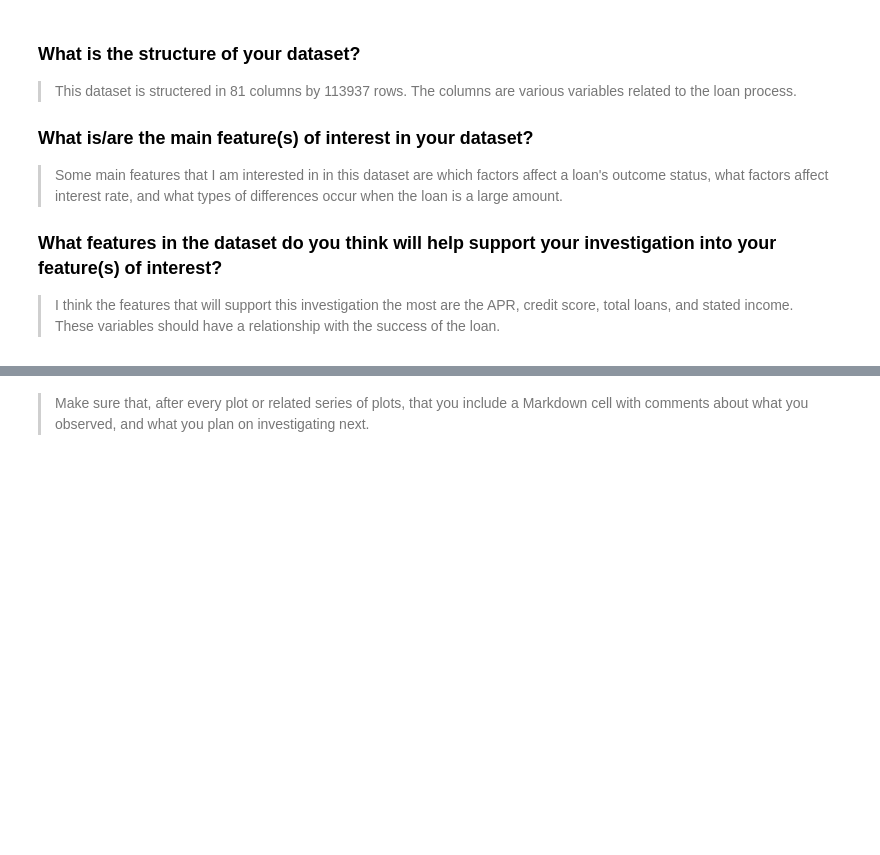
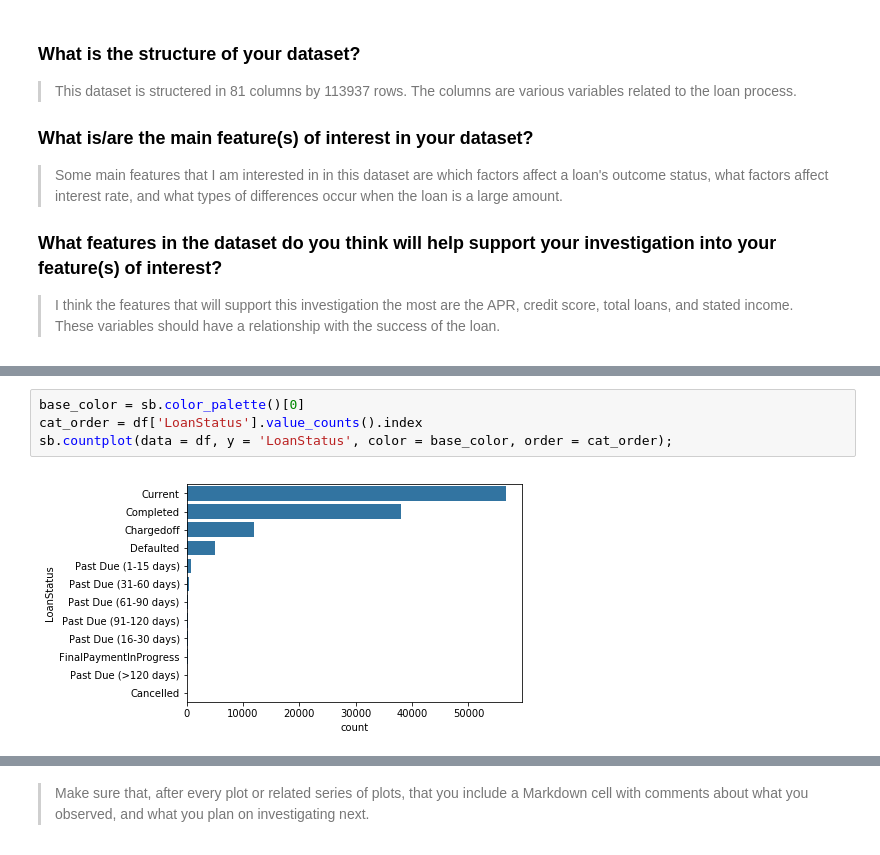
Before and after one commit to frownytown/DataVisualisationProj, a Jupyter notebook: DataExploration.ipynb, the cells around one changed output, grey strips where cells are left out. Saved outputs shown, nothing was run; the diff lists cells and outputs as text; blank space fills up the shorter version.

Commit message:
Some univariate plots added

```diff
--- a/DataExploration.ipynb
+++ b/DataExploration.ipynb
@@ -105,0 +120,6 @@ and prepare yourself to look at relationships between variables.
+# %%
+base_color = sb.color_palette()[0]
+cat_order = df['LoanStatus'].value_counts().index
+sb.countplot(data = df, y = 'LoanStatus', color = base_color, order = cat_order);
+# %% [output]
+[figure, added]
```
Also changed, not shown: parts of 4 cells of this notebook.
